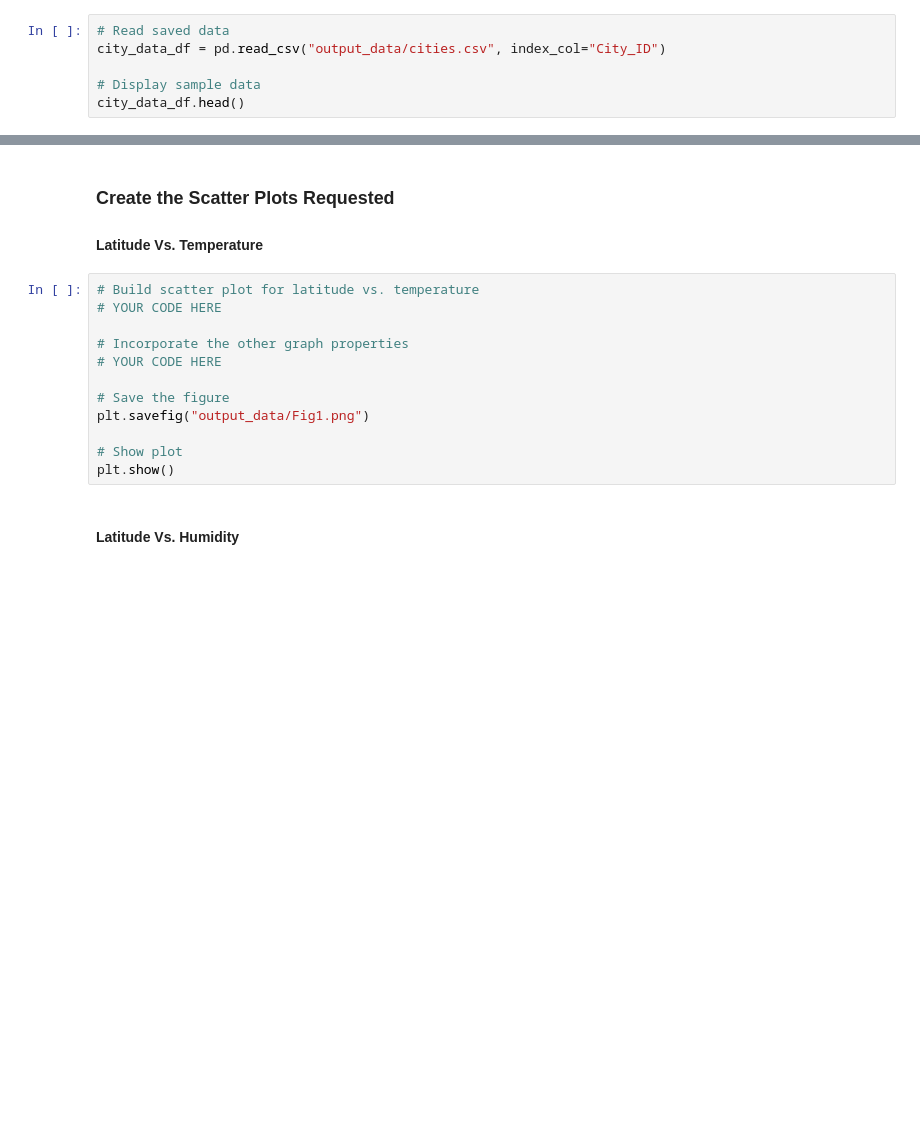
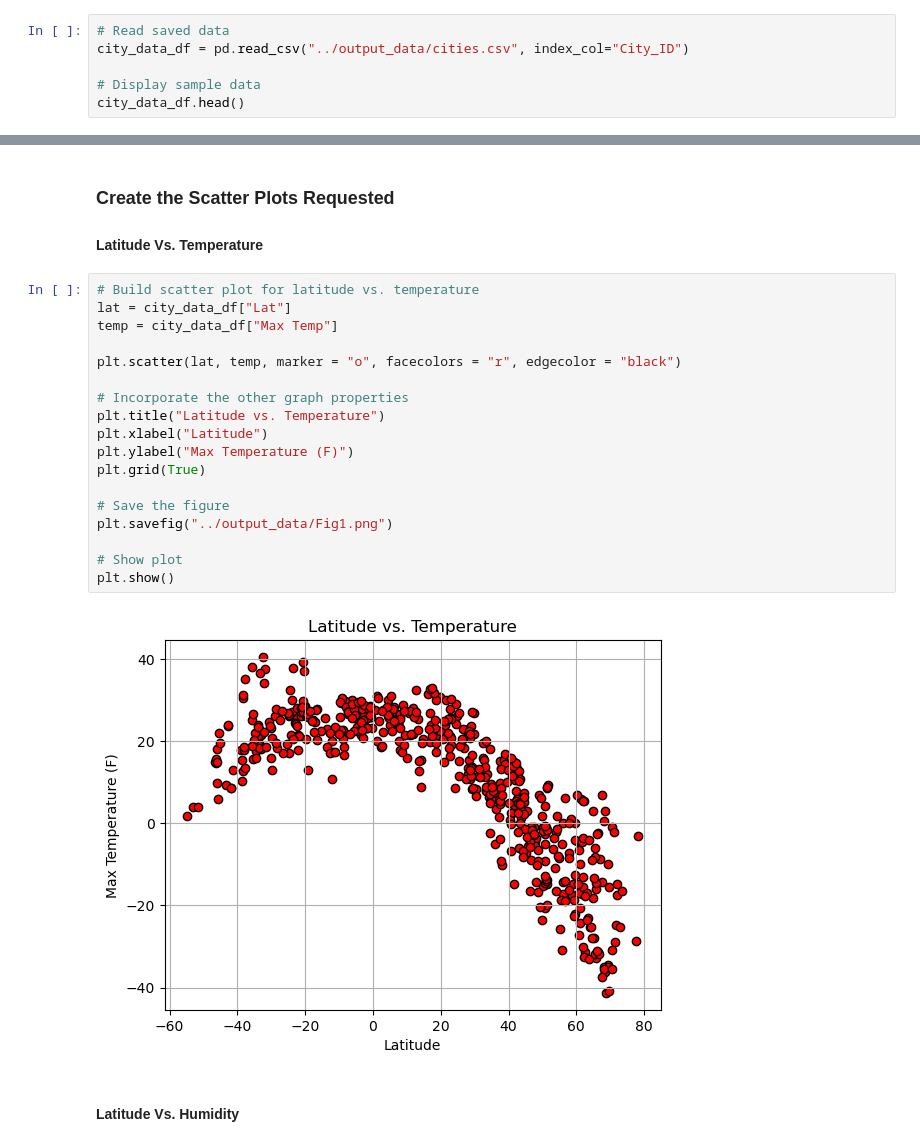
Before and after one commit to SantDRS/python-api-challenge, a Jupyter notebook: weatherpy/WeatherPy.ipynb, the cells around one changed output, grey strips where cells are left out. Saved outputs shown, nothing was run; the diff lists cells and outputs as text; blank space fills up the shorter version.

```diff
--- a/weatherpy/WeatherPy.ipynb
+++ b/weatherpy/WeatherPy.ipynb
@@ -168,6 +207,6 @@ city_data_df.to_csv("output_data/cities.csv", index_label="City_ID")
 # %%
 # Read saved data
-city_data_df = pd.read_csv("output_data/cities.csv", index_col="City_ID")
+city_data_df = pd.read_csv("../output_data/cities.csv", index_col="City_ID")
 
 # Display sample data
 city_data_df.head()
@@ -177,16 +224,24 @@ city_data_df.head()
 #### Latitude Vs. Temperature
 # %%
 # Build scatter plot for latitude vs. temperature
-# YOUR CODE HERE
+lat = city_data_df["Lat"]
+temp = city_data_df["Max Temp"]
+
+plt.scatter(lat, temp, marker = "o", facecolors = "r", edgecolor = "black")
 
 # Incorporate the other graph properties
-# YOUR CODE HERE
+plt.title("Latitude vs. Temperature")
+plt.xlabel("Latitude")
+plt.ylabel("Max Temperature (F)")
+plt.grid(True)
 
 # Save the figure
-plt.savefig("output_data/Fig1.png")
+plt.savefig("../output_data/Fig1.png")
 
 # Show plot
 plt.show()
+# %% [output]
+[figure, added]
 # %% [markdown]
 #### Latitude Vs. Humidity
 # %%
```
Also changed, not shown: parts of 42 cells of this notebook, 6 other files.
